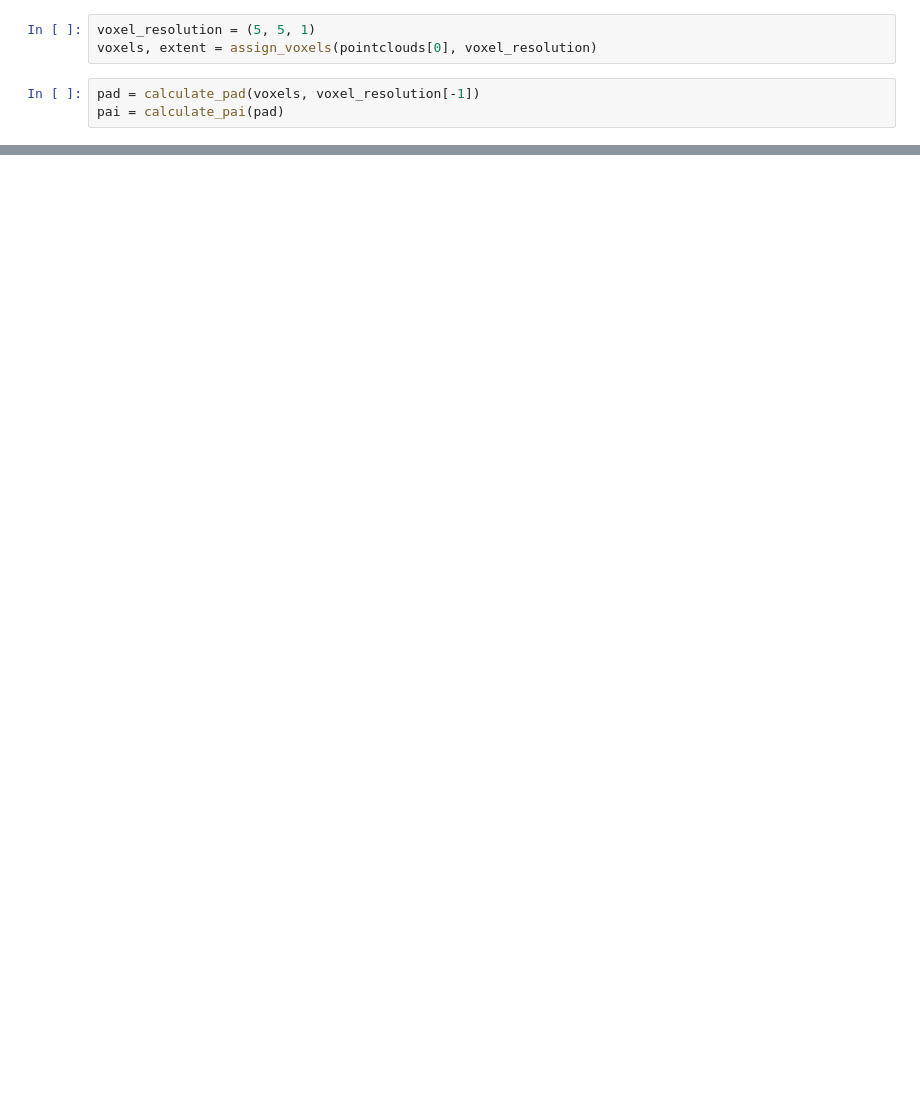
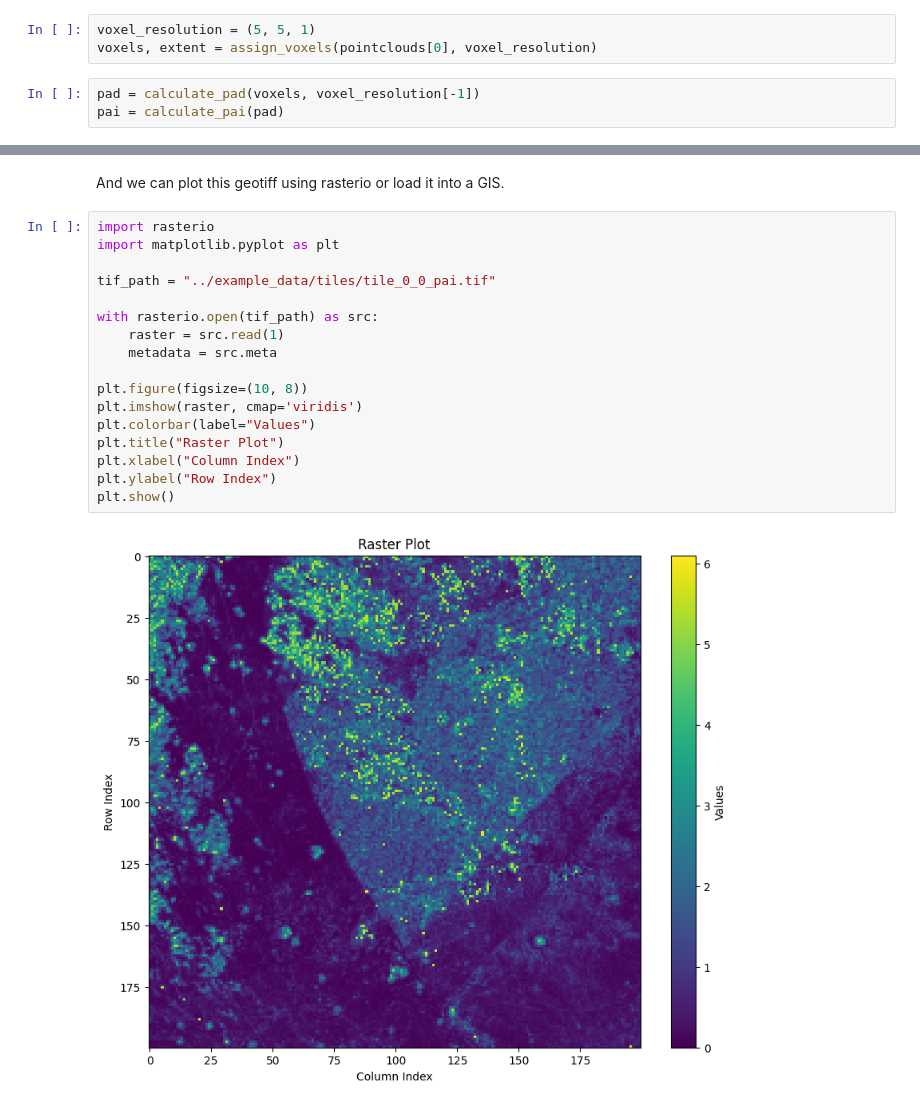
Before and after one commit to iosefa/PyForestScan, a Jupyter notebook: docs/examples/working-with-large-point-clouds.ipynb, the cells around one changed output, grey strips where cells are left out. Drawn from its saved outputs; the diff is of its cells as text; blank space fills up the shorter version.

```diff
--- a/docs/examples/working-with-large-point-clouds.ipynb
+++ b/docs/examples/working-with-large-point-clouds.ipynb
@@ -248,0 +55,21 @@ plot_pad_2d(pad, 5, axis='y', cmap='viridis')
+# %% [markdown]
+And we can plot this geotiff using rasterio or load it into a GIS.
+# %%
+import rasterio
+import matplotlib.pyplot as plt
+
+tif_path = "../example_data/tiles/tile_0_0_pai.tif"
+
+with rasterio.open(tif_path) as src:
+    raster = src.read(1)
+    metadata = src.meta
+
+plt.figure(figsize=(10, 8))
+plt.imshow(raster, cmap='viridis')
+plt.colorbar(label="Values")
+plt.title("Raster Plot")
+plt.xlabel("Column Index")
+plt.ylabel("Row Index")
+plt.show()
+# %% [output]
+[figure, added]
```
Also changed, not shown: parts of 47 cells of this notebook, 29 other files.
